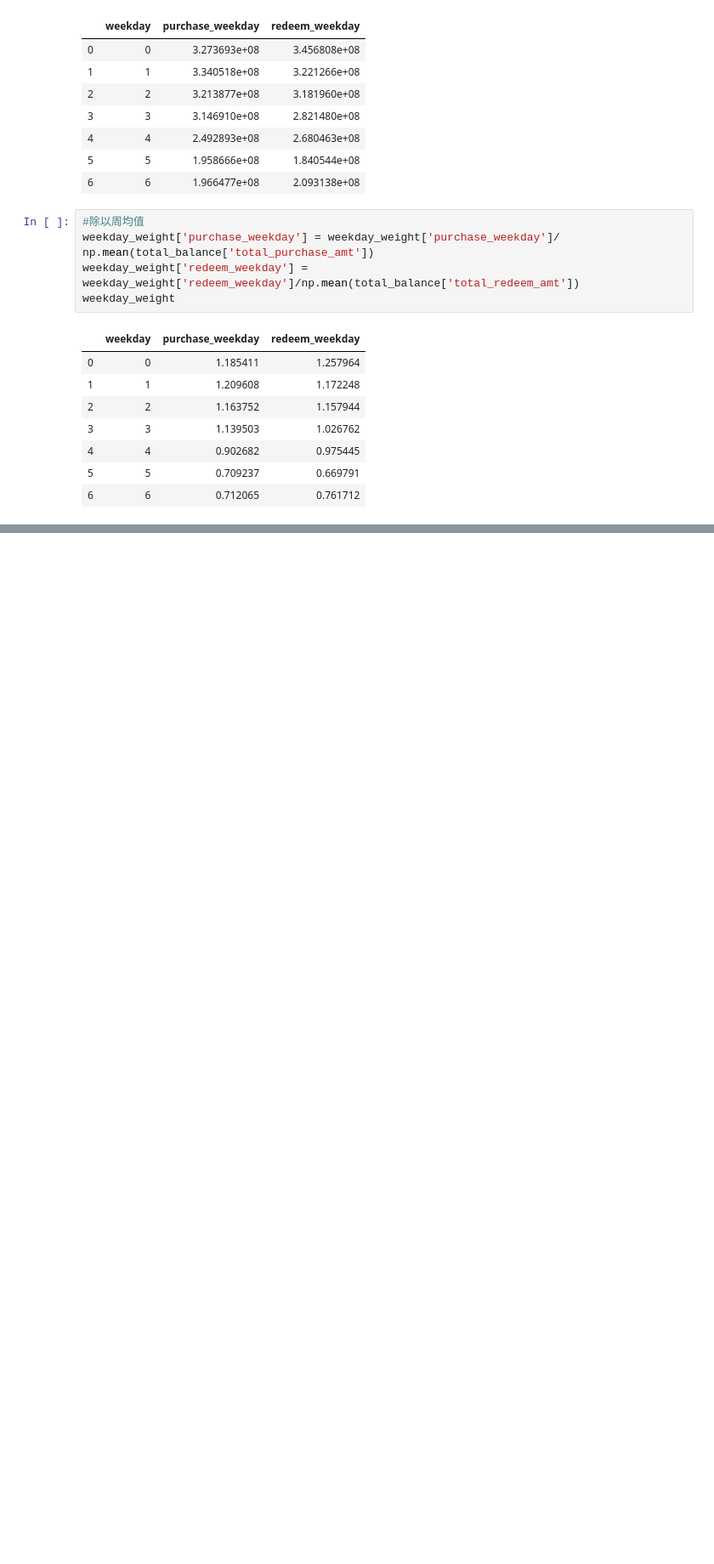
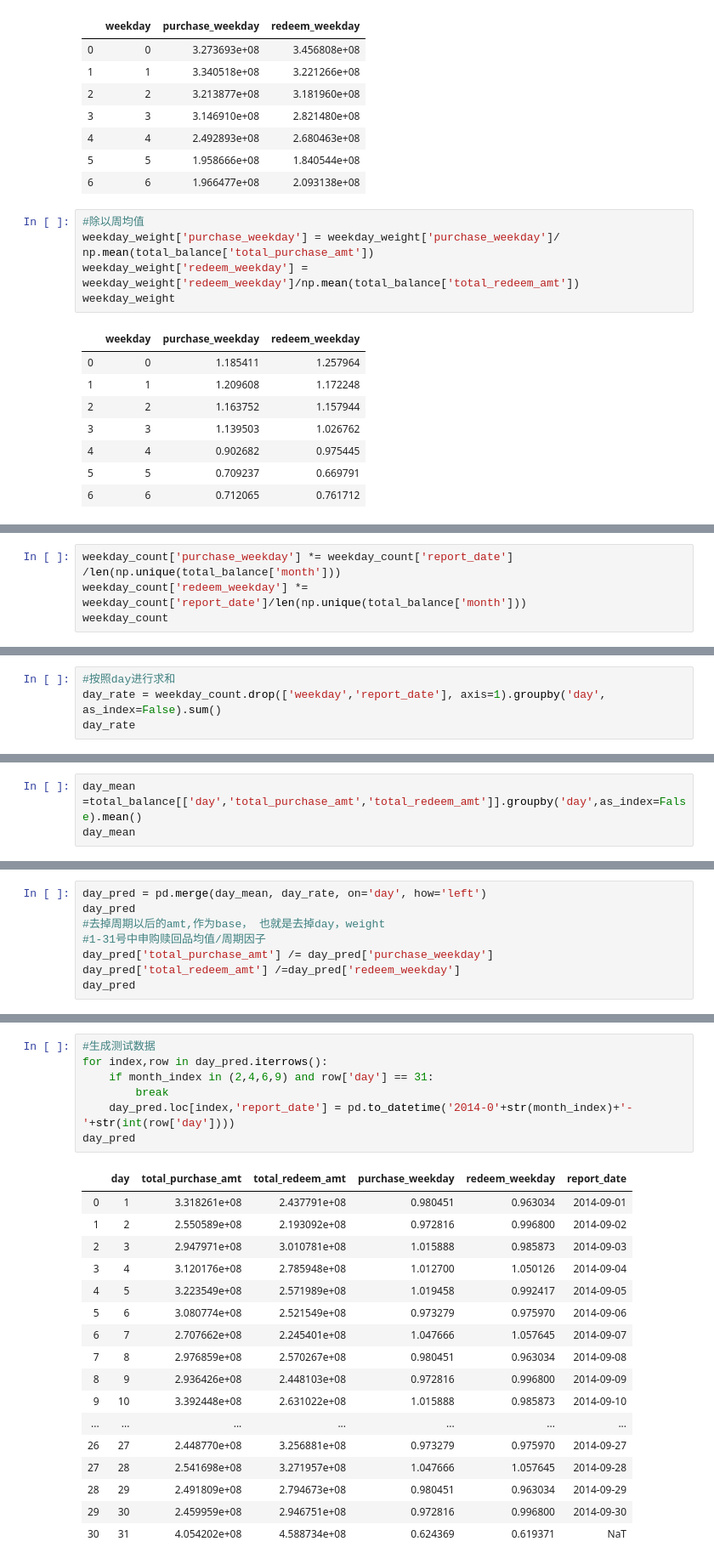
Before and after one commit to huangwen1128/2020-Bi-programing-practice, a Jupyter notebook: intelligen_logistics/lesson8/purchase_redeem/周期因子.ipynb, the cells around one changed output, grey strips where cells are left out. Shown at 85% size. Drawn from its saved outputs; the diff is of its cells as text; blank space fills up the shorter version.

```diff
--- a/intelligen_logistics/lesson8/purchase_redeem/周期因子.ipynb
+++ b/intelligen_logistics/lesson8/purchase_redeem/周期因子.ipynb
@@ -180,0 +201,4 @@ total_balance
+# %%
+weekday_count['purchase_weekday'] *= weekday_count['report_date'] /len(np.unique(total_balance['month']))
+weekday_count['redeem_weekday'] *= weekday_count['report_date']/len(np.unique(total_balance['month']))
+weekday_count
@@ -180,0 +219,4 @@ total_balance
+# %%
+#按照day进行求和
+day_rate = weekday_count.drop(['weekday','report_date'], axis=1).groupby('day', as_index=False).sum()
+day_rate
@@ -180,0 +241,3 @@ total_balance
+# %%
+day_mean =total_balance[['day','total_purchase_amt','total_redeem_amt']].groupby('day',as_index=False).mean()
+day_mean
@@ -180,0 +262,8 @@ total_balance
+# %%
+day_pred = pd.merge(day_mean, day_rate, on='day', how='left')
+day_pred
+#去掉周期以后的amt,作为base， 也就是去掉day，weight
+#1-31号中申购赎回品均值/周期因子
+day_pred['total_purchase_amt'] /= day_pred['purchase_weekday']
+day_pred['total_redeem_amt'] /=day_pred['redeem_weekday']
+day_pred
@@ -180,0 +288,25 @@ total_balance
+# %%
+#生成测试数据
+for index,row in day_pred.iterrows():
+    if month_index in (2,4,6,9) and row['day'] == 31:
+        break
+    day_pred.loc[index,'report_date'] = pd.to_datetime('2014-0'+str(month_index)+'-'+str(int(row['day'])))
+day_pred
+# %% [output]
+|  | day | total_purchase_amt | total_redeem_amt | purchase_weekday | redeem_weekday | report_date |
+| 0 | 1 | 3.318261e+08 | 2.437791e+08 | 0.980451 | 0.963034 | 2014-09-01 |
+| 1 | 2 | 2.550589e+08 | 2.193092e+08 | 0.972816 | 0.996800 | 2014-09-02 |
+| 2 | 3 | 2.947971e+08 | 3.010781e+08 | 1.015888 | 0.985873 | 2014-09-03 |
+| 3 | 4 | 3.120176e+08 | 2.785948e+08 | 1.012700 | 1.050126 | 2014-09-04 |
+| 4 | 5 | 3.223549e+08 | 2.571989e+08 | 1.019458 | 0.992417 | 2014-09-05 |
+| 5 | 6 | 3.080774e+08 | 2.521549e+08 | 0.973279 | 0.975970 | 2014-09-06 |
+| 6 | 7 | 2.707662e+08 | 2.245401e+08 | 1.047666 | 1.057645 | 2014-09-07 |
+| 7 | 8 | 2.976859e+08 | 2.570267e+08 | 0.980451 | 0.963034 | 2014-09-08 |
+| 8 | 9 | 2.936426e+08 | 2.448103e+08 | 0.972816 | 0.996800 | 2014-09-09 |
+| 9 | 10 | 3.392448e+08 | 2.631022e+08 | 1.015888 | 0.985873 | 2014-09-10 |
+| ... | ... | ... | ... | ... | ... | ... |
+| 26 | 27 | 2.448770e+08 | 3.256881e+08 | 0.973279 | 0.975970 | 2014-09-27 |
+| 27 | 28 | 2.541698e+08 | 3.271957e+08 | 1.047666 | 1.057645 | 2014-09-28 |
+| 28 | 29 | 2.491809e+08 | 2.794673e+08 | 0.980451 | 0.963034 | 2014-09-29 |
+| 29 | 30 | 2.459959e+08 | 2.946751e+08 | 0.972816 | 0.996800 | 2014-09-30 |
+| 30 | 31 | 4.054202e+08 | 4.588734e+08 | 0.624369 | 0.619371 | NaT |
```
Also changed, not shown: parts of 13 cells of this notebook.
